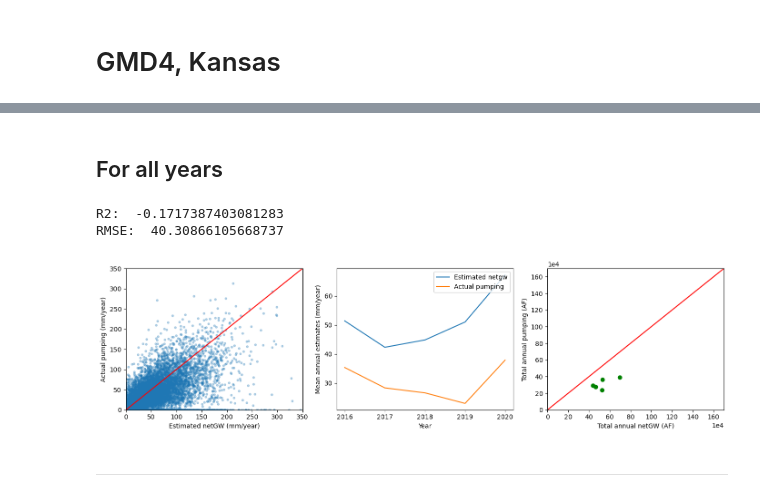
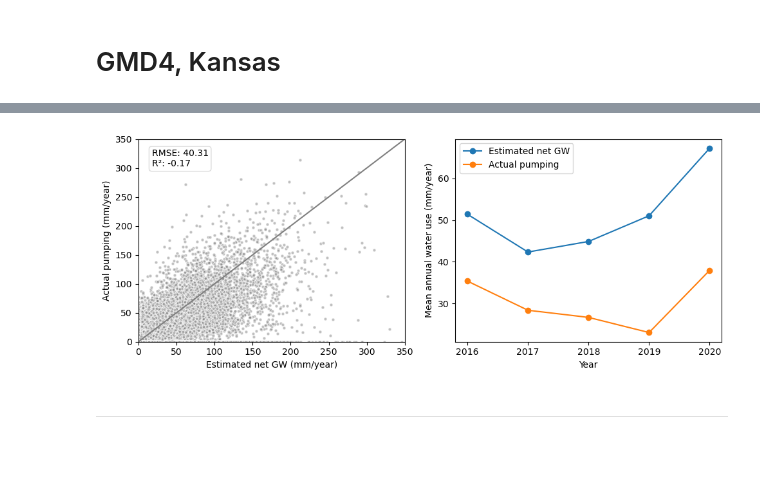
Before and after one commit to mdfahimhasan/WestUS_Peff, a Jupyter notebook: Codes/results_analysis/netGW_vs_pumping_comparsion.ipynb, the cells around one changed output, grey strips where cells are left out. Drawn from its saved outputs; the diff is of its cells as text; code cells hidden in the pictures; blank space fills up the shorter version.

Commit message:
new plots scripts. IrrMapper asset set to old one. netGW vs pumping plots updates.

```diff
--- a/Codes/results_analysis/netGW_vs_pumping_comparsion.ipynb
+++ b/Codes/results_analysis/netGW_vs_pumping_comparsion.ipynb
@@ -21,4 +28,4 @@ doug_area = 1437337304.796 * (1000 * 1000) # in mm2
 # GMD4, Kansas
 # %%
 gmd4_df = pd.read_csv('../../Data_main/Raster_data/NetGW_irrigation/GMD4_KS/KS_GMD4_netGW_pumping.csv')
-gmd4_df.head()
+gmd4_annual = pd.read_csv('../../Data_main/Raster_data/NetGW_irrigation/GMD4_KS/KS_GMD4_annual.csv')
@@ -32,2 +31,0 @@ gmd4_df.head()
-# %% [markdown]
-## For all years
@@ -40,42 +32,16 @@ yearly_df.to_csv('../../Data_main/Raster_data/NetGW_irrigation/GMD4_KS/KS_GMD4_a
 # %%
-r2 = r2_score(gmd4_df.pumping_mm, gmd4_df.netGW_mm)
-print('R2: ', r2)
-
-rmse = mean_squared_error(gmd4_df.pumping_mm, gmd4_df.netGW_mm, squared=False)
-print('RMSE: ', rmse)
-
-fig, ax = plt.subplots(1, 3, figsize=(14, 4))
-
-# scatter plot
-ax[0].scatter(gmd4_df.netGW_mm, gmd4_df.pumping_mm, alpha=0.3, marker='.')
-ax[0].set_ylabel('Actual pumping (mm/year)')
-ax[0].set_xlabel('Estimated netGW (mm/year)')
-ax[0].plot([0, 1], [0, 1], '-r', transform=ax[0].transAxes)
-ax[0].set_xlim(0, 350)
-ax[0].set_ylim(0, 350)
-
-# annual mean in mm/year
-ax[1].plot(yearly_df.year, (yearly_df.netGW_mm * area_2km_pixel/gmd4_area), label='Estimated netgw')
-ax[1].plot(yearly_df.year, (yearly_df.pumping_mm * area_2km_pixel/gmd4_area), label='Actual pumping')
-ax[1].set_xticks(yearly_df.year)
-ax[1].set_ylabel('Mean annual estimates (mm/year)')
-ax[1].set_xlabel('Year')
-ax[1].legend(loc='upper right')
-
-# annual sum in AF
-ax[2].scatter(yearly_df.netGW_AF, yearly_df.pumping_AF, color='g')
-ax[2].plot([0, 1], [0, 1], '-r', transform=ax[2].transAxes)
-ax[2].set_ylabel('Total annual pumping (AF)')
-ax[2].set_xlabel('Total annual netGW (AF)')
-ax[2].set_xlim(0, 1700000)
-ax[2].set_ylim(0, 1700000)
-ax[2].ticklabel_format(style='sci', scilimits=(4, 4))
-
-plt.tight_layout()
+make_scatter_line_plots(x1=gmd4_df.netGW_mm, y1=gmd4_df.pumping_mm,
+                        fontsize=12, facecolor='gray', edgecolor='white', marker_size=12, alpha=0.5,
+                        xlabel_scatter='Estimated net GW (mm/year)', ylabel_scatter='Actual pumping (mm/year)',
+                        x_y_lim_scatter=(0, 350),
+                        make_line_plot=True,
+                        x2=gmd4_annual.netGW_mm, y2=gmd4_annual.pumping_mm,
+                        area_basin_mm2=gmd4_area,
+                        year=gmd4_annual.year, xlabel_line='Year', ylabel_line='Mean annual water use (mm/year)',
+                        line_label_1='Estimated net GW', line_label_2='Actual pumping',
+                        area_2km_pixel=4809249000000)
 # %% [output]
-R2:  -0.1717387403081283
-RMSE:  40.30866105668737
-[figure, old version]
+[figure, new version]
 # %% [markdown]
 -------------------
 # %% [markdown]
```
Also changed, not shown: parts of 35 cells of this notebook, 7 other files.
